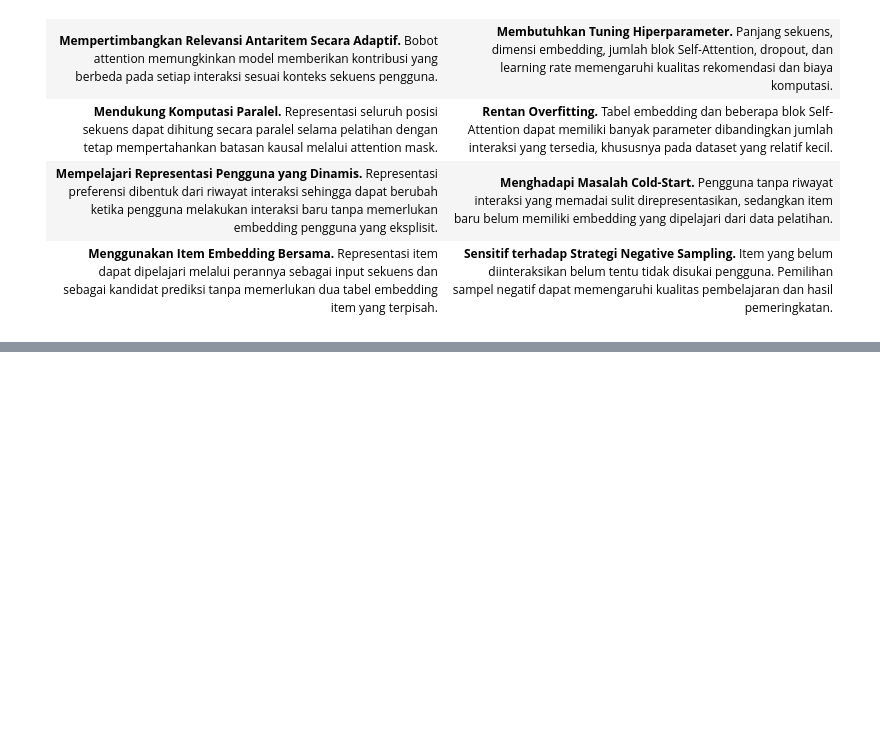
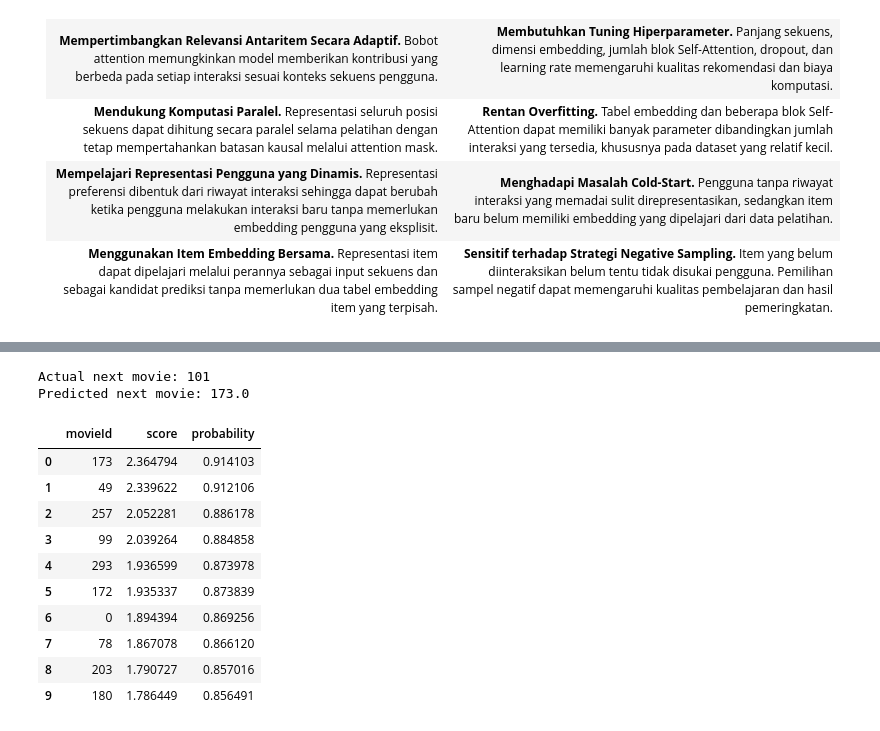
Before and after one commit to jjfreyy/recommendation-systems-handbook, a Jupyter notebook: src/08-sequential_based_recommendation.ipynb, the cells around one changed output, grey strips where cells are left out. Saved outputs shown, nothing was run; the diff lists cells and outputs as text; code cells hidden in the pictures; blank space fills up the shorter version.

Commit message:
feat: add next-item prediction to SASRec and update intro.

```diff
--- a/src/08-sequential_based_recommendation.ipynb
+++ b/src/08-sequential_based_recommendation.ipynb
@@ -1824,0 +1916,28 @@ plotTrainingAndValidationLoss(sasData, 'SAS')
+# %%
+userId = 0
+
+history = histories[userId]
+
+sequence = history[:-1]
+target = history[-1]
+
+predictions = predictNextMovies(sas, sequence, topK=10)
+
+print(f'Actual next movie: {target}')
+print(f'Predicted next movie: {predictions.iloc[0]["movieId"]}')
+
+predictions
+# %% [output]
+Actual next movie: 101
+Predicted next movie: 173.0
+|  | movieId | score | probability |
+| 0 | 173 | 2.364794 | 0.914103 |
+| 1 | 49 | 2.339622 | 0.912106 |
+| 2 | 257 | 2.052281 | 0.886178 |
+| 3 | 99 | 2.039264 | 0.884858 |
+| 4 | 293 | 1.936599 | 0.873978 |
+| 5 | 172 | 1.935337 | 0.873839 |
+| 6 | 0 | 1.894394 | 0.869256 |
+| 7 | 78 | 1.867078 | 0.866120 |
+| 8 | 203 | 1.790727 | 0.857016 |
+| 9 | 180 | 1.786449 | 0.856491 |
```
Also changed, not shown: parts of 5 cells of this notebook.
